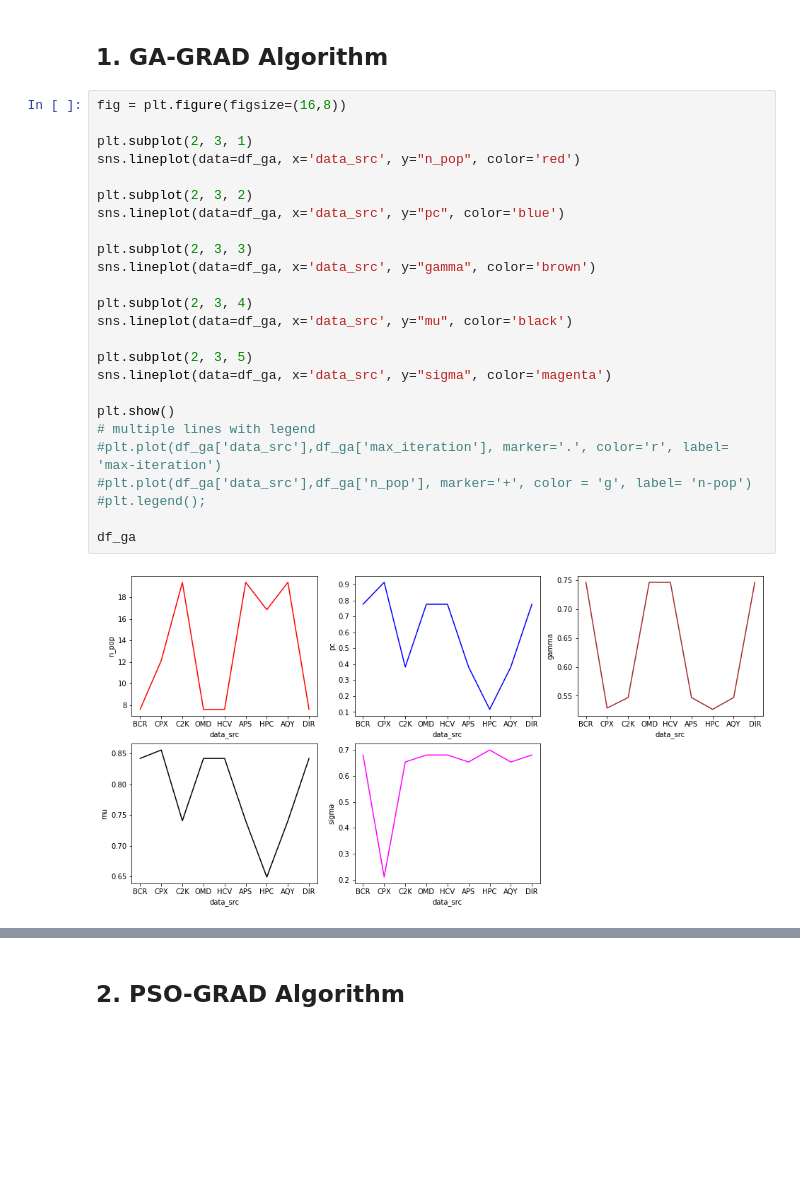
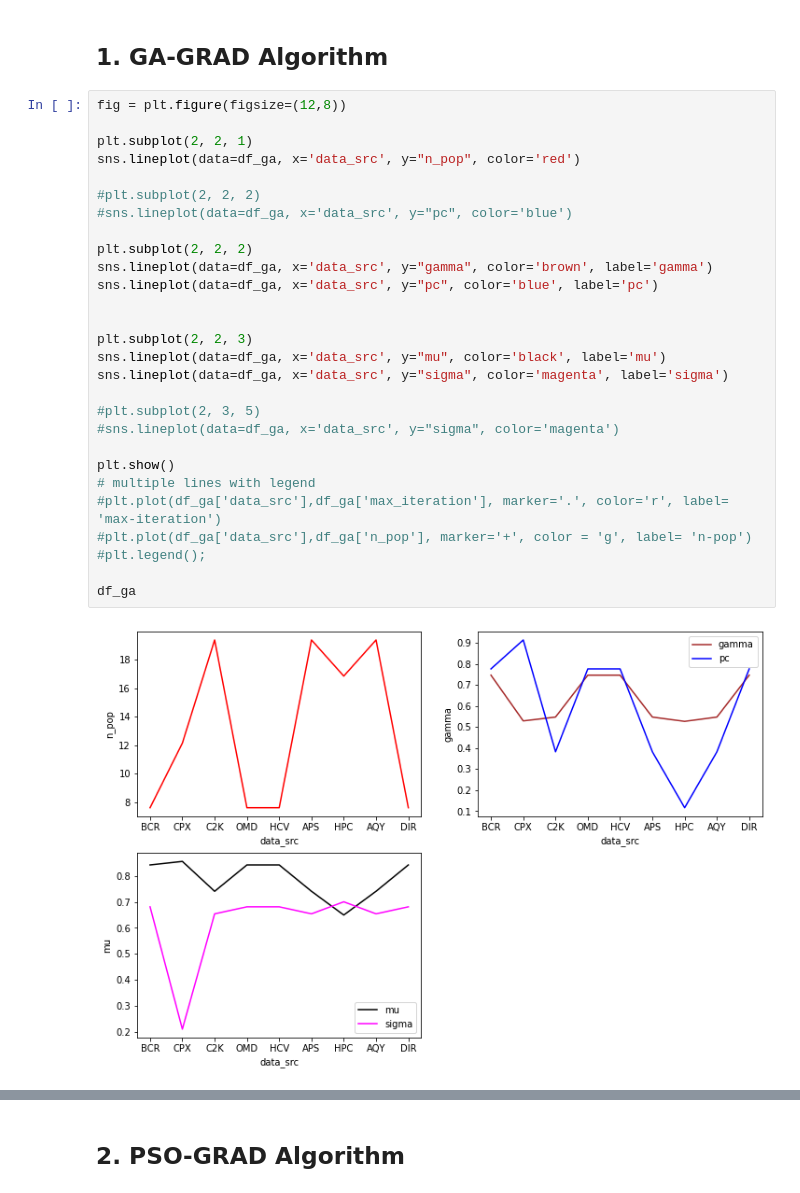
Before and after one commit to owuordickson/meso-hpc-lr, a Jupyter notebook: results/swarmgp/parameter_tuning.ipynb, the cells around one changed output, grey strips where cells are left out. Saved outputs shown, nothing was run; the diff lists cells and outputs as text; blank space fills up the shorter version.

```diff
--- a/results/swarmgp/parameter_tuning.ipynb
+++ b/results/swarmgp/parameter_tuning.ipynb
@@ -80,32 +80,35 @@ sns.lineplot(data=df, x='data_src', y="max_iteration", hue="algorithm")
 # %% [markdown]
 ## 1. GA-GRAD Algorithm
 # %%
-fig = plt.figure(figsize=(16,8))
+fig = plt.figure(figsize=(12,8))
 
-plt.subplot(2, 3, 1)
+plt.subplot(2, 2, 1)
 sns.lineplot(data=df_ga, x='data_src', y="n_pop", color='red')
 
-plt.subplot(2, 3, 2)
-sns.lineplot(data=df_ga, x='data_src', y="pc", color='blue')
+#plt.subplot(2, 2, 2)
+#sns.lineplot(data=df_ga, x='data_src', y="pc", color='blue')
 
-plt.subplot(2, 3, 3)
-sns.lineplot(data=df_ga, x='data_src', y="gamma", color='brown')
+plt.subplot(2, 2, 2)
+sns.lineplot(data=df_ga, x='data_src', y="gamma", color='brown', label='gamma')
+sns.lineplot(data=df_ga, x='data_src', y="pc", color='blue', label='pc')
 
-plt.subplot(2, 3, 4)
-sns.lineplot(data=df_ga, x='data_src', y="mu", color='black')
 
-plt.subplot(2, 3, 5)
-sns.lineplot(data=df_ga, x='data_src', y="sigma", color='magenta')
+plt.subplot(2, 2, 3)
+sns.lineplot(data=df_ga, x='data_src', y="mu", color='black', label='mu')
+sns.lineplot(data=df_ga, x='data_src', y="sigma", color='magenta', label='sigma')
+
+#plt.subplot(2, 3, 5)
+#sns.lineplot(data=df_ga, x='data_src', y="sigma", color='magenta')
 
 plt.show()
 # multiple lines with legend
 #plt.plot(df_ga['data_src'],df_ga['max_iteration'], marker='.', color='r', label= 'max-iteration')
 #plt.plot(df_ga['data_src'],df_ga['n_pop'], marker='+', color = 'g', label= 'n-pop')
 #plt.legend();
 
 df_ga
 # %% [output]
-[figure, old version]
+[figure, new version]
 |  | algorithm | data_src | objects | attributes | max_iteration | n_pop | pc | gamma | mu | sigma |
 | 0 | GaGRAD | BCR | 116 | 10 | 4.579092 | 7.607551 | 0.775731 | 0.745913 | 0.842007 | 0.680798 |
 | 1 | GaGRAD | CPX | 521 | 20 | 6.974152 | 12.144546 | 0.913062 | 0.528717 | 0.855676 | 0.209980 |
```
Also changed, not shown: parts of 1 cell of this notebook, 18 other files.
